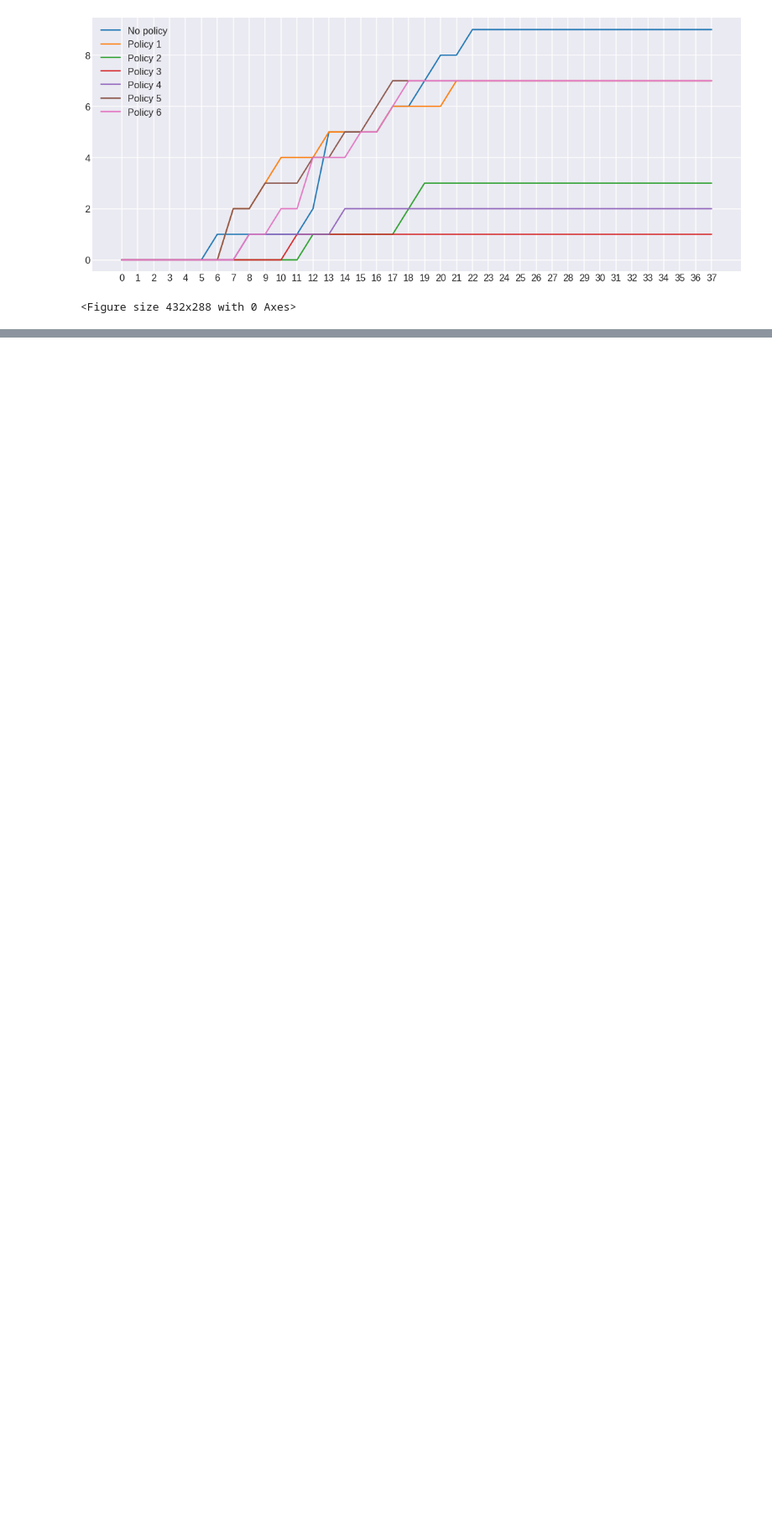
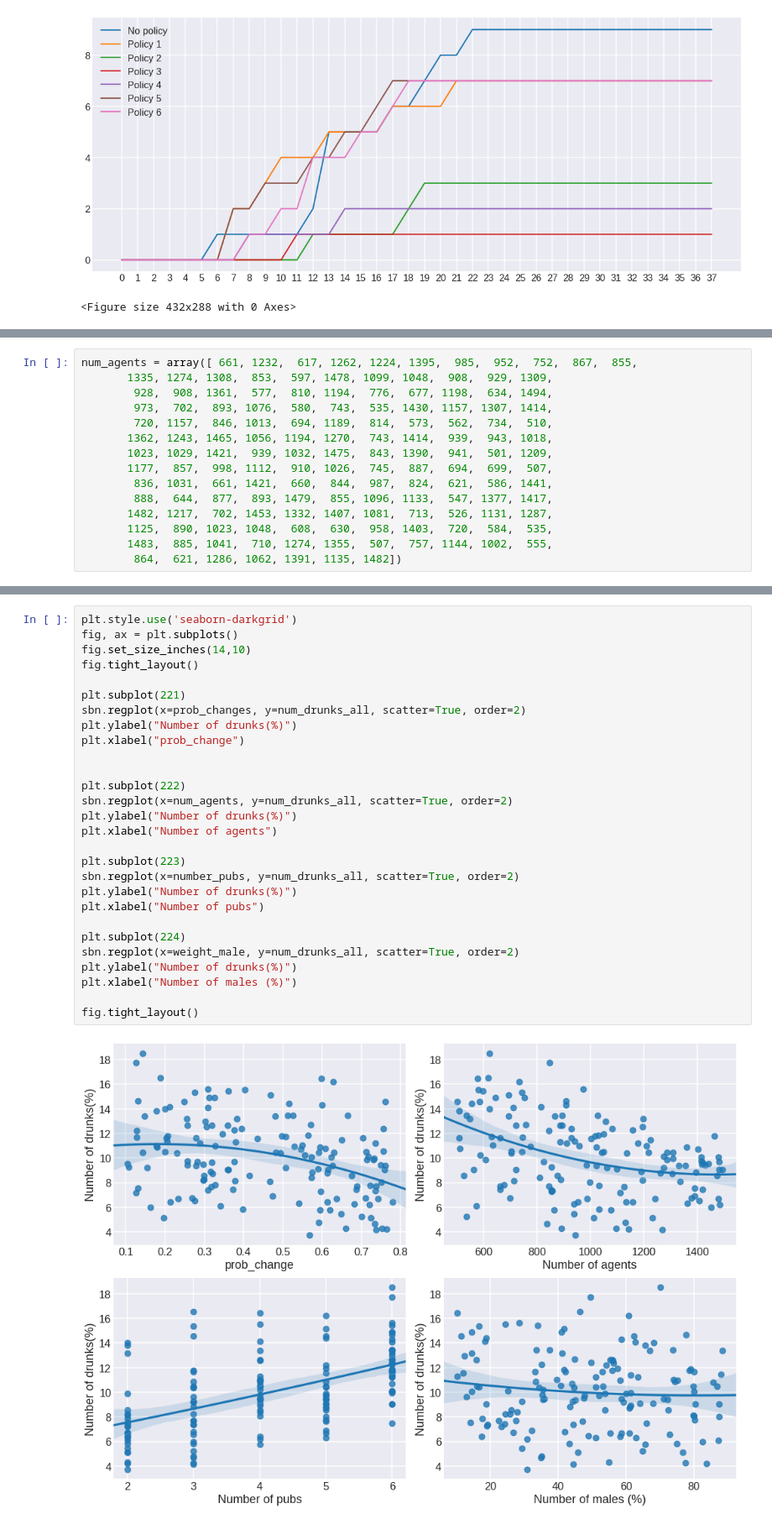
Before and after one commit to amujica/Pubcrawl, a Jupyter notebook: Datos-Total.ipynb, the cells around one changed output, grey strips where cells are left out. Shown at 84% size. Cells and saved outputs as stored; diff of their text form; blank space fills up the shorter version.

```diff
--- a/Datos-Total.ipynb
+++ b/Datos-Total.ipynb
@@ -647,0 +664,15 @@ fig = plt.figure()
+# %%
+num_agents = array([ 661, 1232,  617, 1262, 1224, 1395,  985,  952,  752,  867,  855,
+       1335, 1274, 1308,  853,  597, 1478, 1099, 1048,  908,  929, 1309,
+        928,  908, 1361,  577,  810, 1194,  776,  677, 1198,  634, 1494,
+        973,  702,  893, 1076,  580,  743,  535, 1430, 1157, 1307, 1414,
+        720, 1157,  846, 1013,  694, 1189,  814,  573,  562,  734,  510,
+       1362, 1243, 1465, 1056, 1194, 1270,  743, 1414,  939,  943, 1018,
+       1023, 1029, 1421,  939, 1032, 1475,  843, 1390,  941,  501, 1209,
+       1177,  857,  998, 1112,  910, 1026,  745,  887,  694,  699,  507,
+        836, 1031,  661, 1421,  660,  844,  987,  824,  621,  586, 1441,
+        888,  644,  877,  893, 1479,  855, 1096, 1133,  547, 1377, 1417,
+       1482, 1217,  702, 1453, 1332, 1407, 1081,  713,  526, 1131, 1287,
+       1125,  890, 1023, 1048,  608,  630,  958, 1403,  720,  584,  535,
+       1483,  885, 1041,  710, 1274, 1355,  507,  757, 1144, 1002,  555,
+        864,  621, 1286, 1062, 1391, 1135, 1482])
@@ -647,0 +741,30 @@ fig = plt.figure()
+# %%
+plt.style.use('seaborn-darkgrid')
+fig, ax = plt.subplots()
+fig.set_size_inches(14,10)
+fig.tight_layout()
+
+plt.subplot(221)
+sbn.regplot(x=prob_changes, y=num_drunks_all, scatter=True, order=2)
+plt.ylabel("Number of drunks(%)")
+plt.xlabel("prob_change")
+
+
+plt.subplot(222)
+sbn.regplot(x=num_agents, y=num_drunks_all, scatter=True, order=2)
+plt.ylabel("Number of drunks(%)")
+plt.xlabel("Number of agents")
+
+plt.subplot(223)
+sbn.regplot(x=number_pubs, y=num_drunks_all, scatter=True, order=2)
+plt.ylabel("Number of drunks(%)")
+plt.xlabel("Number of pubs")
+
+plt.subplot(224)
+sbn.regplot(x=weight_male, y=num_drunks_all, scatter=True, order=2)
+plt.ylabel("Number of drunks(%)")
+plt.xlabel("Number of males (%)")
+
+fig.tight_layout()
+# %% [output]
+[figure, added]
```
Also changed, not shown: parts of 9 cells of this notebook, 4 other files.
